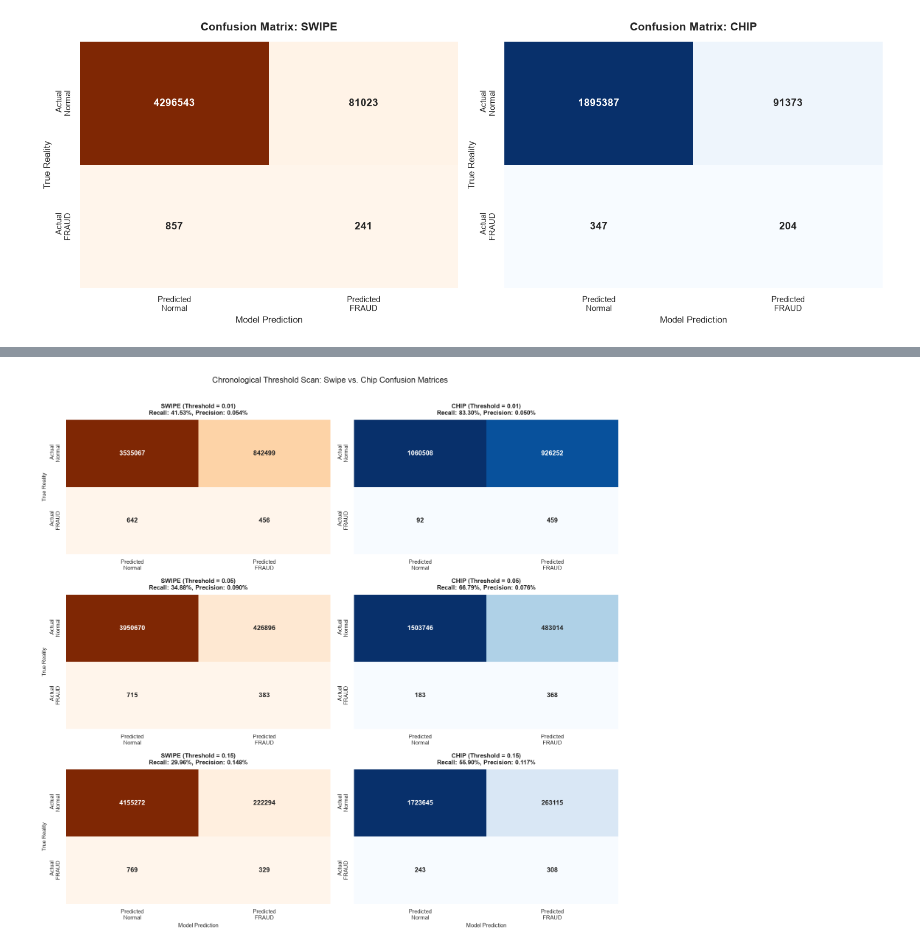
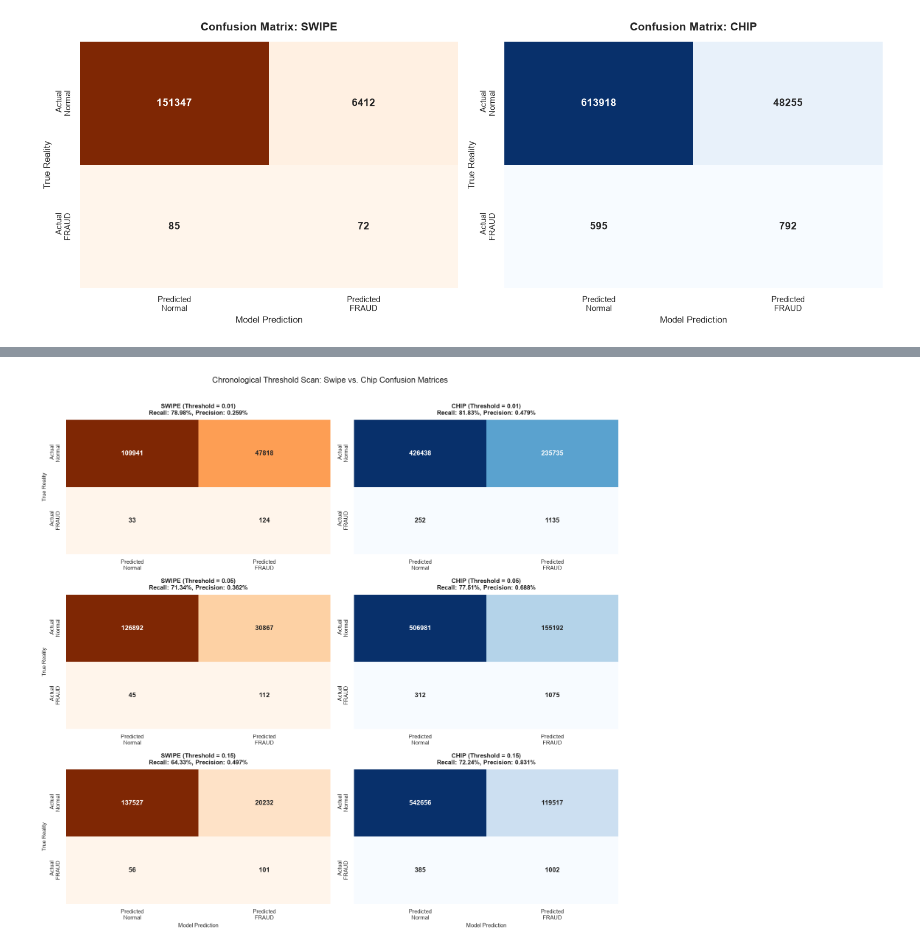
Before and after one commit to t3i8m/fraud-detection, a Jupyter notebook: notebooks/error_analysis_offline_model.ipynb, the cells around one changed output, grey strips where cells are left out. Drawn from its saved outputs; the diff is of its cells as text; code cells hidden in the pictures.

```diff
--- a/notebooks/error_analysis_offline_model.ipynb
+++ b/notebooks/error_analysis_offline_model.ipynb
@@ -12,5 +12,5 @@ from sklearn.metrics import precision_recall_curve, confusion_matrix, recall_sco
 # %%
-df = pd.read_csv("../data/predicted/train_predicted_xgboost_PHYSICAL_regularization_scale_pos_2860_added_fraud_count_maxdepth4_estimators150_added_added_behaviour_isnewmcc_merchant_risk10_cardswiperatio_merchantstaterisk_distanceadded_fraud_30d.csv", parse_dates=["date"])
+df = pd.read_csv("../data/predicted/train_predicted_xgboost_PHYSICAL_regularization_scale_pos_2860_added_fraud_count_maxdepth4_estimators150_added_added_behaviour_cardswiperatio_merchantstaterisk_2018train_noprev_noitaly.csv", parse_dates=["date"])
 # %%
 df["use_chip"].value_counts()
 # %% [output]
@@ -108,9 +184,9 @@ plt.show()
 
 df_cm = df.copy()
 if df_cm["target"].dtype != "object":
-    df_cm["target_text"] = df_cm["target"].map({1: "Yes", 0: "No"})
+    df_cm["target"] = df_cm["target"].map({1: "Yes", 0: "No"})
 else:
-    df_cm["target_text"] = df_cm["target"]
+    df_cm["target"] = df_cm["target"]
 
 if "entry_method" not in df_cm.columns:
     df_cm["entry_method"] = df_cm["use_chip"].astype(str).str.replace(" Transaction", "", regex=False)
@@ -119,8 +195,8 @@ swipe_df = df_cm[df_cm["entry_method"] == "Swipe"]
 chip_df = df_cm[df_cm["entry_method"] == "Chip"]
 
 labels = ["No", "Yes"]
-cm_swipe = confusion_matrix(swipe_df["target_text"], swipe_df["predicted_class"], labels=labels)
-cm_chip = confusion_matrix(chip_df["target_text"], chip_df["predicted_class"], labels=labels)
+cm_swipe = confusion_matrix(swipe_df["target"], swipe_df["predicted_class"], labels=labels)
+cm_chip = confusion_matrix(chip_df["target"], chip_df["predicted_class"], labels=labels)
 
 
 fig, axes = plt.subplots(1, 2, figsize=(16, 6))
@@ -157,9 +265,9 @@ thresholds = [0.01, 0.05, 0.15]
 df_cm = df.copy()
 
 if df_cm["target"].dtype != "object":
-    df_cm["target_text"] = df_cm["target"].map({1: "Yes", 0: "No"})
+    df_cm["target"] = df_cm["target"].map({1: "Yes", 0: "No"})
 else:
-    df_cm["target_text"] = df_cm["target"]
+    df_cm["target"] = df_cm["target"]
 
 if "entry_method" not in df_cm.columns:
     df_cm["entry_method"] = df_cm["use_chip"].astype(str).str.replace(" Transaction", "", regex=False)
@@ -182,35 +290,35 @@ y_tick_labels = ["Actual\nNormal", "Actual\nFRAUD"]
 for i, t in enumerate(thresholds):
     swipe_preds_bin = (swipe_df["predicted_prob"] >= t).astype(int).map({1: "Yes", 0: "No"})
     chip_preds_bin = (chip_df["predicted_prob"] >= t).astype(int).map({1: "Yes", 0: "No"})
 
-    cm_swipe = confusion_matrix(swipe_df["target_text"], swipe_preds_bin, labels=labels)
-    cm_chip = confusion_matrix(chip_df["target_text"], chip_preds_bin, labels=labels)
+    cm_swipe = confusion_matrix(swipe_df["target"], swipe_preds_bin, labels=labels)
+    cm_chip = confusion_matrix(chip_df["target"], chip_preds_bin, labels=labels)
 
-    y_swipe_true = (swipe_df["target_text"] == "Yes").astype(int)
+    y_swipe_true = (swipe_df["target"] == "Yes").astype(int)
     y_swipe_pred = (swipe_df["predicted_prob"] >= t).astype(int)
     swipe_rec = recall_score(y_swipe_true, y_swipe_pred, zero_division=0)
     swipe_prec = precision_score(y_swipe_true, y_swipe_pred, zero_division=0)
 
-    y_chip_true = (chip_df["target_text"] == "Yes").astype(int)
+    y_chip_true = (chip_df["target"] == "Yes").astype(int)
     y_chip_pred = (chip_df["predicted_prob"] >= t).astype(int)
     chip_rec = recall_score(y_chip_true, y_chip_pred, zero_division=0)
     chip_prec = precision_score(y_chip_true, y_chip_pred, zero_division=0)
 
     sns.heatmap(cm_swipe, annot=True, fmt="d", cmap="Oranges", cbar=False,annot_kws={"size": 13, "weight": "bold"},xticklabels=x_tick_labels, yticklabels=y_tick_labels, ax=axes[i, 0])
     axes[i, 0].set_title(f"SWIPE (Threshold = {t:.2f})\nRecall: {swipe_rec:.2%}, Precision: {swipe_prec:.3%}",
                          fontsize=12, fontweight="bold", pad=10)
     axes[i, 0].set_ylabel("True Reality", fontsize=11)
     if i == n_rows - 1:
          axes[i, 0].set_xlabel("Model Prediction", fontsize=11)
 
     sns.heatmap(cm_chip, annot=True, fmt="d", cmap="Blues", cbar=False,annot_kws={"size": 13, "weight": "bold"},xticklabels=x_tick_labels, yticklabels=y_tick_labels, ax=axes[i, 1])
     axes[i, 1].set_title(f"CHIP (Threshold = {t:.2f})\nRecall: {chip_rec:.2%}, Precision: {chip_prec:.3%}",
                          fontsize=12, fontweight="bold", pad=10)
     if i == n_rows - 1:
         axes[i, 1].set_xlabel("Model Prediction", fontsize=11)
 
 plt.suptitle("Chronological Threshold Scan: Swipe vs. Chip Confusion Matrices", fontsize=16, y=1.01)
 plt.tight_layout()
 plt.show()
 # %% [output]
-[figure, old version]
+[figure, new version]
```
Also changed, not shown: parts of 17 cells of this notebook, 21 other files.
